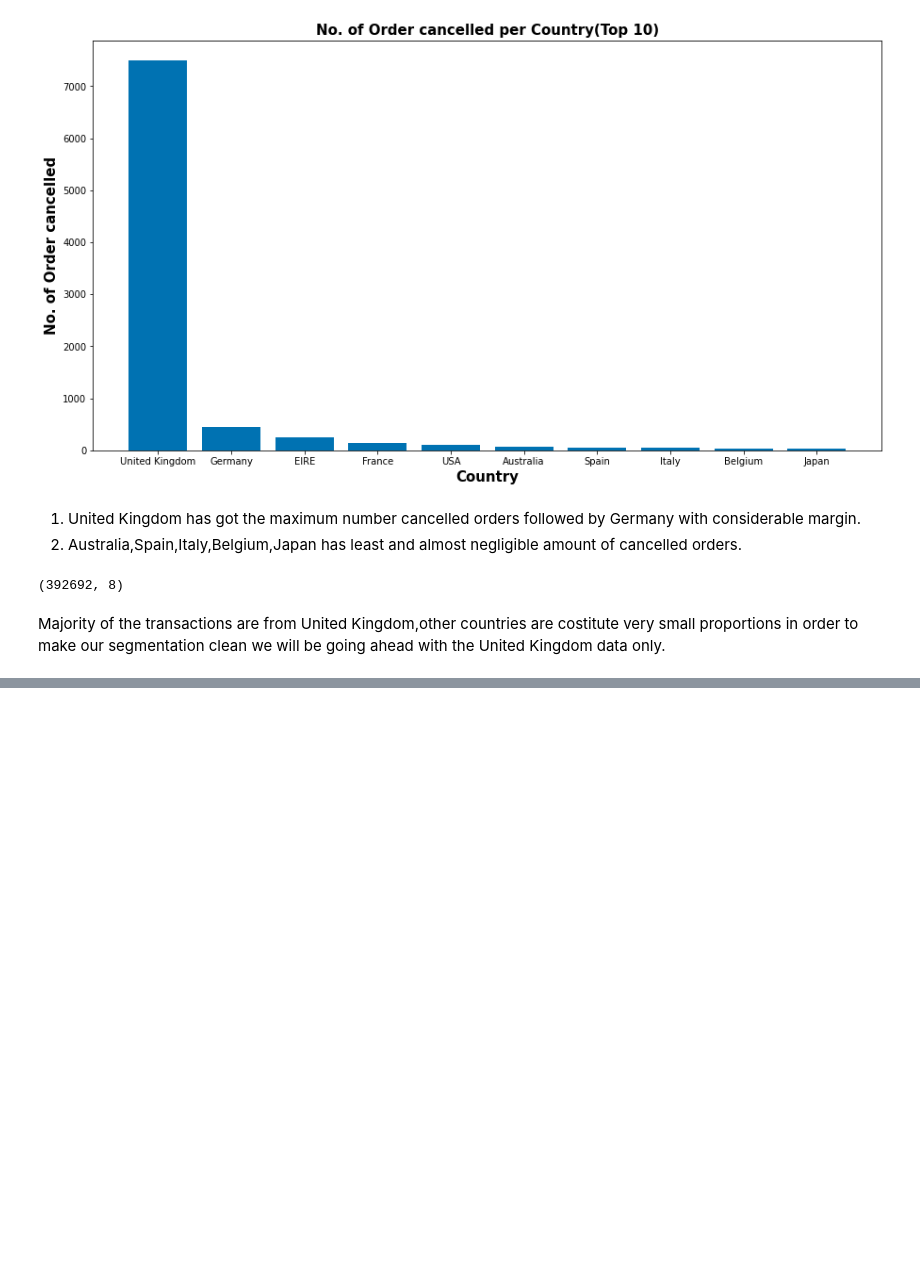
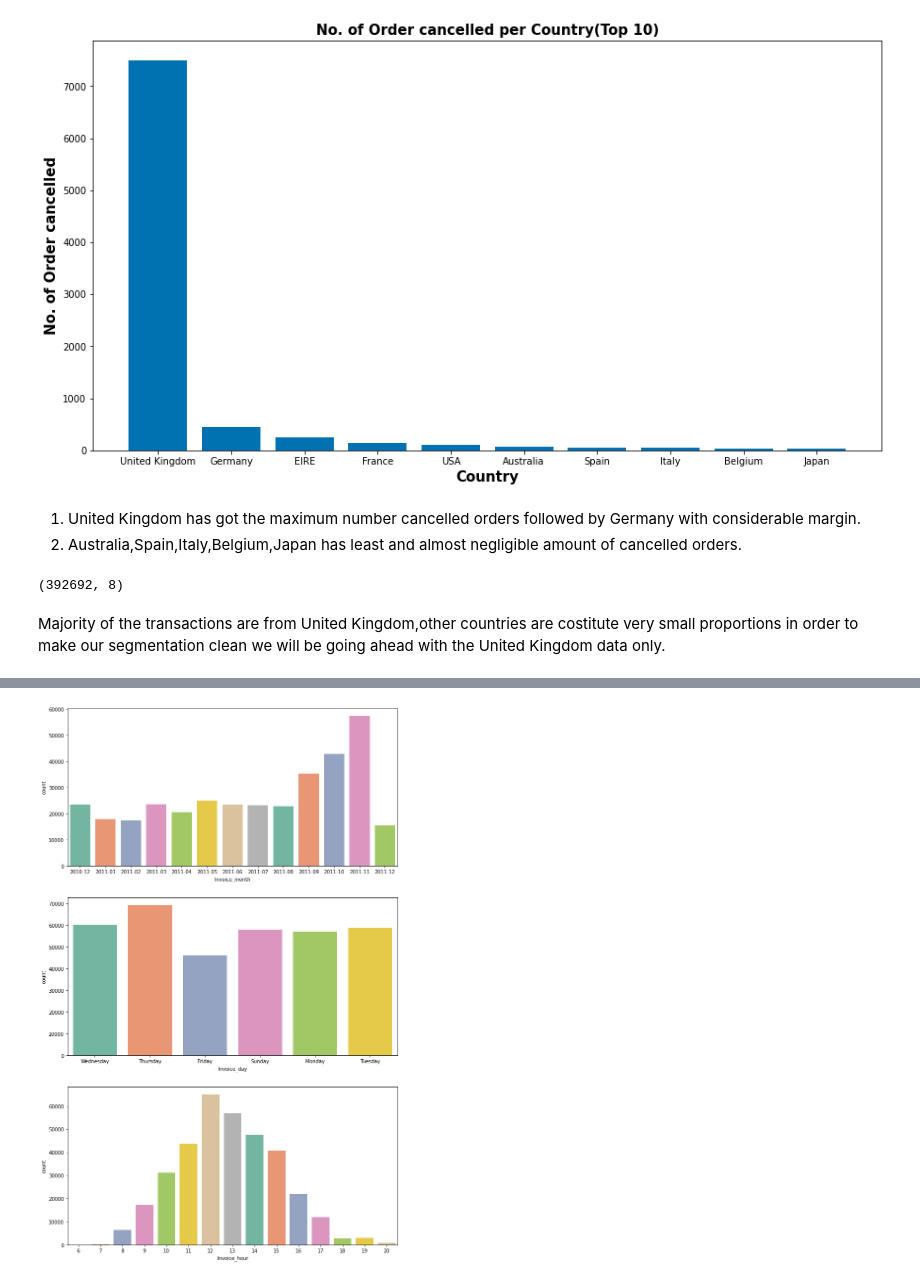
Before and after one commit to ParthSharma1197/Capstone-Project-Online-Retail-Customer-Segmentation, a Jupyter notebook: Online_Retail_Customer_Segmentation_Capstone_Project.ipynb, the cells around one changed output, grey strips where cells are left out. Drawn from its saved outputs; the diff is of its cells as text; code cells hidden in the pictures; blank space fills up the shorter version.

```diff
--- a/Online_Retail_Customer_Segmentation_Capstone_Project.ipynb
+++ b/Online_Retail_Customer_Segmentation_Capstone_Project.ipynb
@@ -504,0 +507,7 @@ uk_data = df.loc[df['Country'] == 'United Kingdom']
+# %%
+# Adding new features month , day and hour from invoice date
+uk_data['Invoice_day'] = uk_data['InvoiceDate'].dt.day_name()
+uk_data['Invoice_hour'] = uk_data['InvoiceDate'].dt.hour
+uk_data['Invoice_month']=uk_data['InvoiceDate'].dt.to_period('M')
+uk_data['month']=uk_data['InvoiceDate'].dt.month_name()
+uk_data['purchase_date']=uk_data["InvoiceDate"].dt.date
@@ -504,0 +546,9 @@ uk_data = df.loc[df['Country'] == 'United Kingdom']
+# %%
+columns = ['Invoice_month','Invoice_day','Invoice_hour']
+fig = plt.figure(figsize=(12,20))
+for i in range(len(columns)):
+  col=columns[i]
+  sub=fig.add_subplot(3,1,i+1)
+  chart = sns.countplot(data=uk_data,x=col,palette="Set2")
+# %% [output]
+[figure, added]
```
Also changed, not shown: parts of 20 cells of this notebook.
